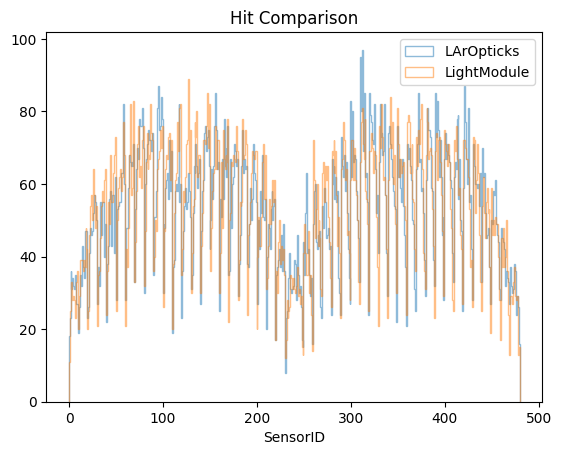
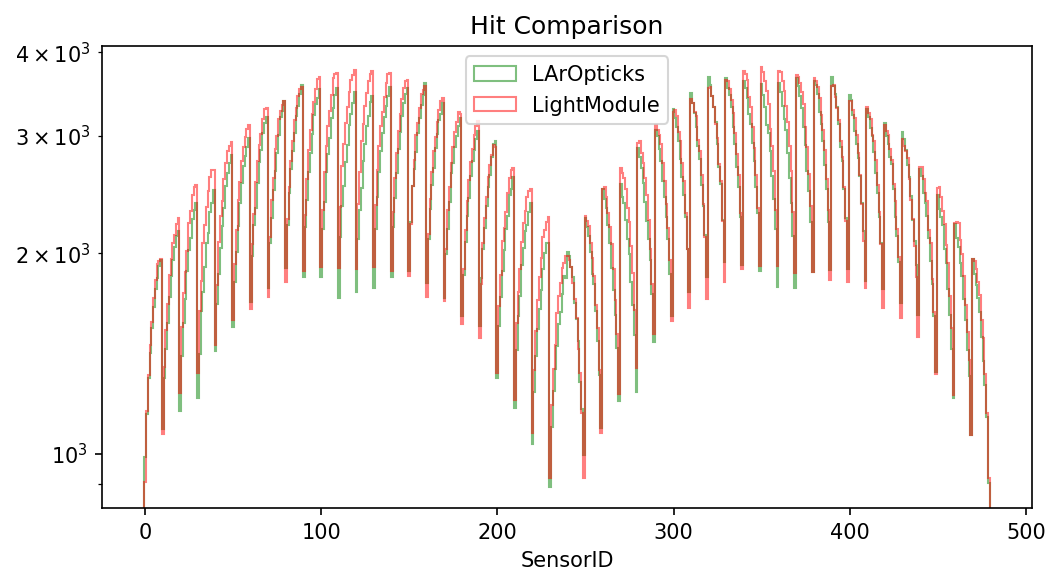
Unified diff of the notebook cell whose output changed from the first chart to the second:
--- before
+++ after
@@ -2,9 +2,10 @@
 vismax = max(OSensorID.max(), G4SensorID.max())
 xbins = np.arange(vismin-0.5 , vismax+1.5 , 1)
+plt.figure(figsize=(8,4),dpi=150)
 plt.title("Hit Comparison")
-plt.hist(OSensorID, bins=xbins, alpha=0.5, label="LArOpticks",histtype="step")
-plt.hist(G4SensorID, bins=xbins, alpha=0.5, label="LightModule",histtype="step")
+plt.hist(OSensorID, bins=xbins, alpha=0.5, label="LArOpticks",histtype="step",color="green")
+plt.hist(G4SensorID, bins=xbins, alpha=0.5, label="LightModule",histtype="step",color="red")
 #plt.hist(OhitSensID, bins=xbins, alpha=0.5, label="Optickshits")
 plt.legend()
-#plt.semilogy()
+plt.semilogy()
 plt.xlabel("SensorID")

Commit: Updating some files